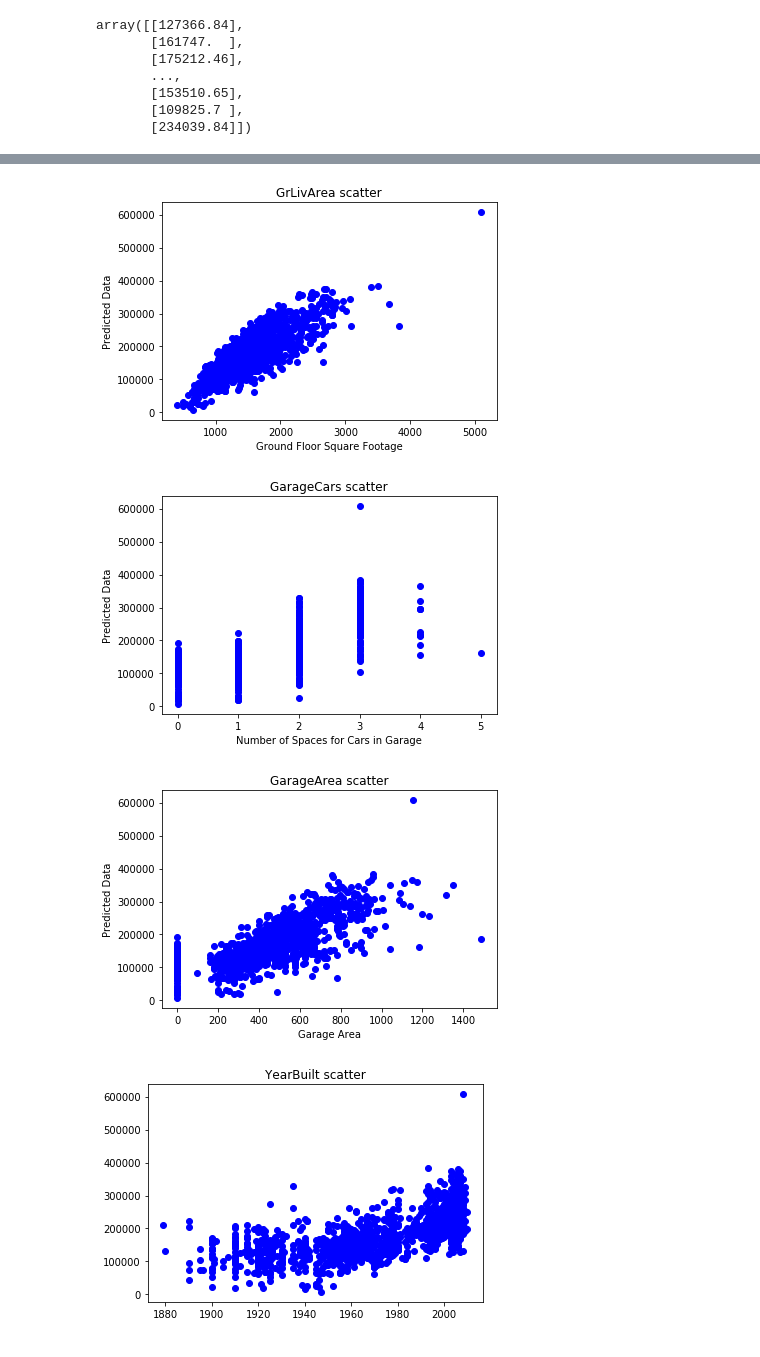
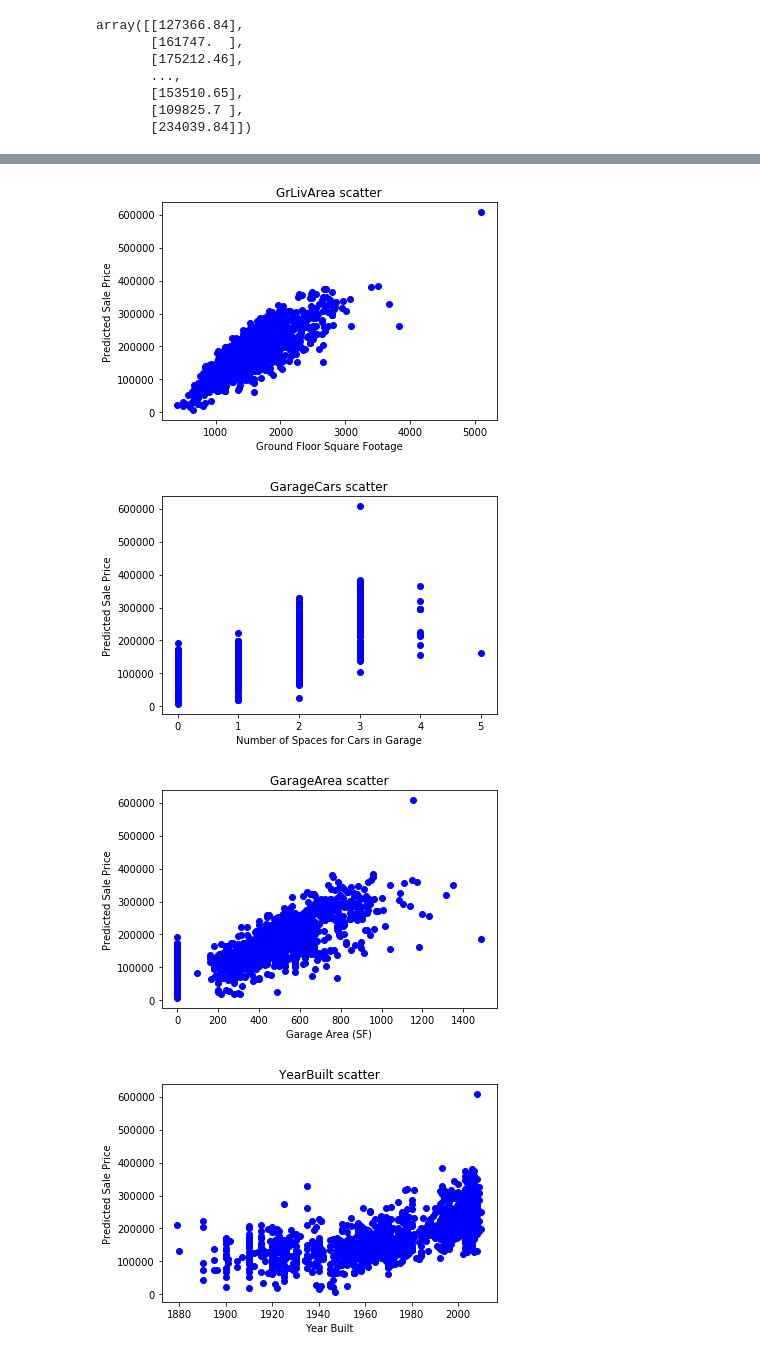
Before and after one commit to crobertson24/Final-Project, a Jupyter notebook: Housing linear regression.ipynb, the cells around one changed output, grey strips where cells are left out. Cells and saved outputs as stored; diff of their text form; code cells hidden in the pictures.

```diff
--- a/Housing linear regression.ipynb
+++ b/Housing linear regression.ipynb
@@ -266,34 +247,34 @@ plt.show()
 plt.scatter(X["GrLivArea"] ,Ridge_test_predictions , c="blue", label="Predicted Data")
 plt.title("GrLivArea scatter")
 plt.xlabel('Ground Floor Square Footage')
-plt.ylabel('Predicted Data')
+plt.ylabel('Predicted Sale Price')
 plt.show()
 # %% [output]
-[figure, old version]
+[figure, new version]
 # %%
 plt.scatter(X["GarageCars"] ,Ridge_test_predictions , c="blue", label="Predicted Data")
 plt.title("GarageCars scatter")
 plt.xlabel('Number of Spaces for Cars in Garage')
-plt.ylabel('Predicted Data')
+plt.ylabel('Predicted Sale Price')
 plt.show()
 # %% [output]
-[figure, old version]
+[figure, new version]
 # %%
 plt.scatter(X["GarageArea"] ,Ridge_test_predictions , c="blue", label="Predicted Data")
 plt.title("GarageArea scatter")
-plt.xlabel('Garage Area')
-plt.ylabel('Predicted Data')
+plt.xlabel('Garage Area (SF)')
+plt.ylabel('Predicted Sale Price')
 plt.show()
 # %% [output]
-[figure, old version]
+[figure, new version]
 # %%
 plt.scatter(X["YearBuilt"] ,Ridge_test_predictions , c="blue", label="Predicted Data")
 plt.title("YearBuilt scatter")
 plt.xlabel('Year Built')
-plt.ylabel('Predicted Data')
+plt.ylabel('Predicted Sale Price')
 plt.show()
 # %% [output]
-[figure, old version]
+[figure, new version]
 # %%
 plt.scatter(X["TotalBsmtSF"] ,Ridge_test_predictions , c="blue", label="Predicted Data")
 plt.title("TotalBsmtSF scatter")
```
Also changed, not shown: parts of 7 cells of this notebook.
